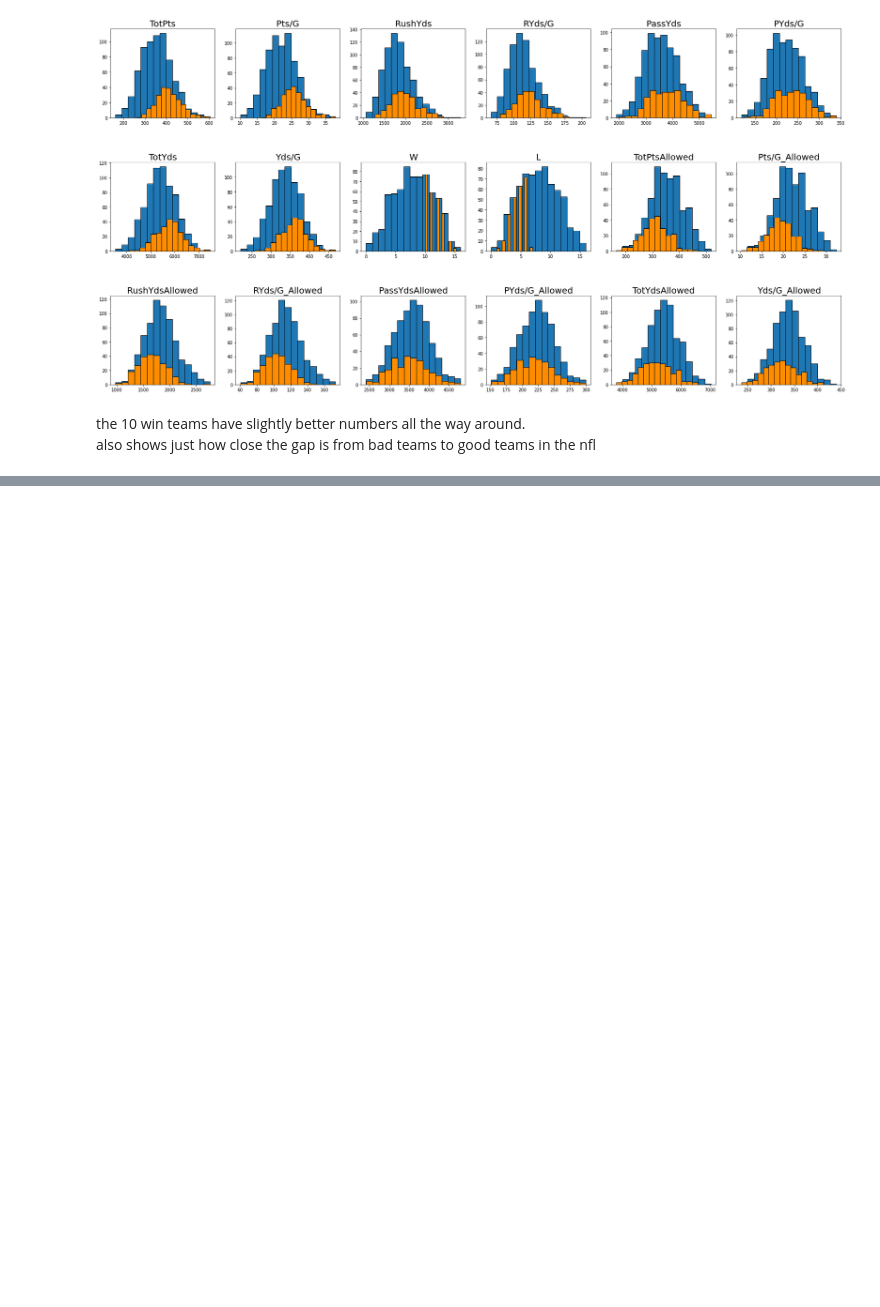
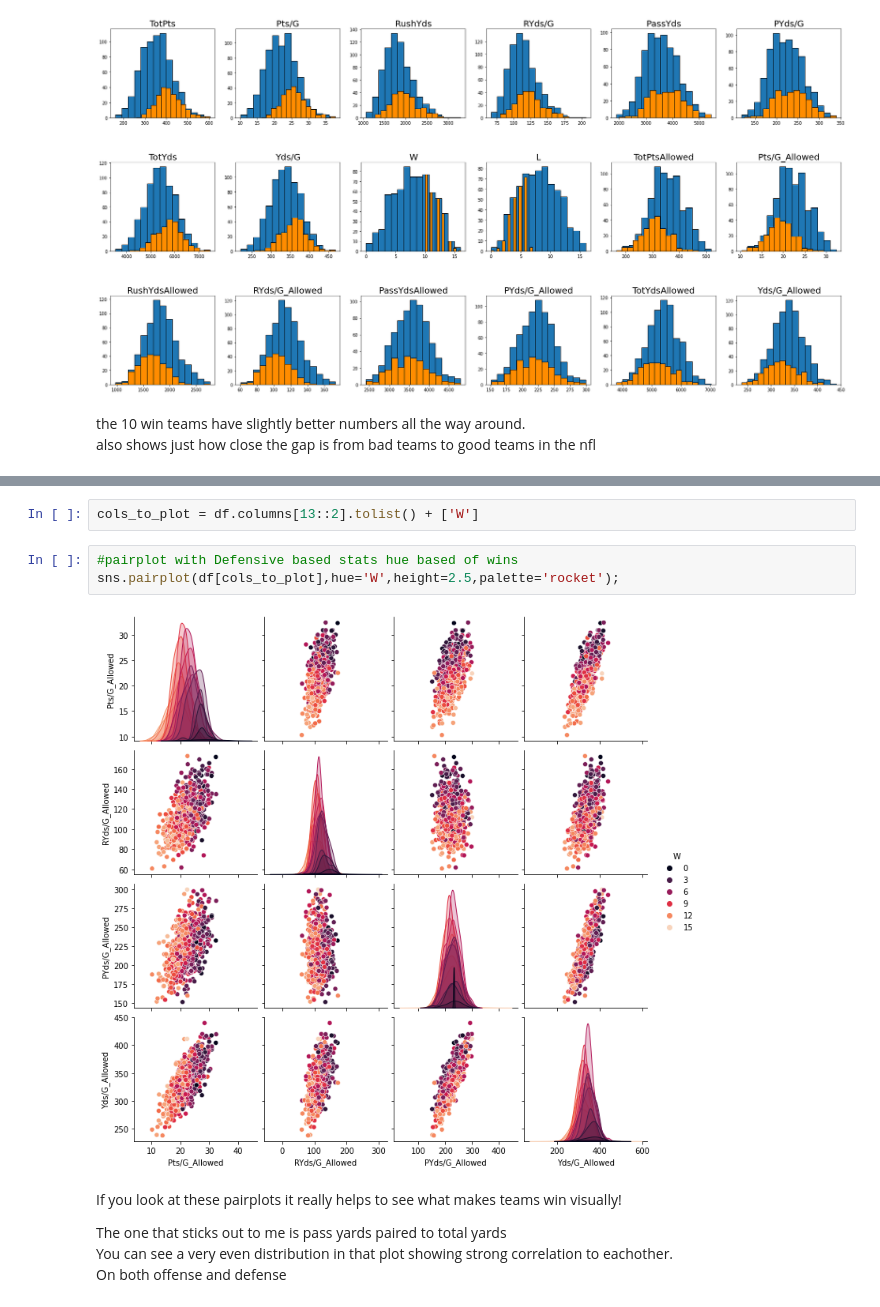
Before and after one commit to ryanba08/nfl_football_data, a Jupyter notebook: football_stats.ipynb, the cells around one changed output, grey strips where cells are left out. Cells and saved outputs as stored; diff of their text form; blank space fills up the shorter version.

```diff
--- a/football_stats.ipynb
+++ b/football_stats.ipynb
@@ -528,0 +552,12 @@ also shows just how close the gap is from bad teams to good teams in the nfl<br>
+# %%
+cols_to_plot = df.columns[13::2].tolist() + ['W']
+# %%
+#pairplot with Defensive based stats hue based of wins
+sns.pairplot(df[cols_to_plot],hue='W',height=2.5,palette='rocket');
+# %% [output]
+[figure, added]
+# %% [markdown]
+If you look at these pairplots it really helps to see what makes teams win visually!<br>
+
+The one that sticks out to me is pass yards paired to  total yards<br>
+You can see a very even distribution in that plot showing strong correlation to eachother.<br>On both offense and defense<br>
```
Also changed, not shown: parts of 4 cells of this notebook.
